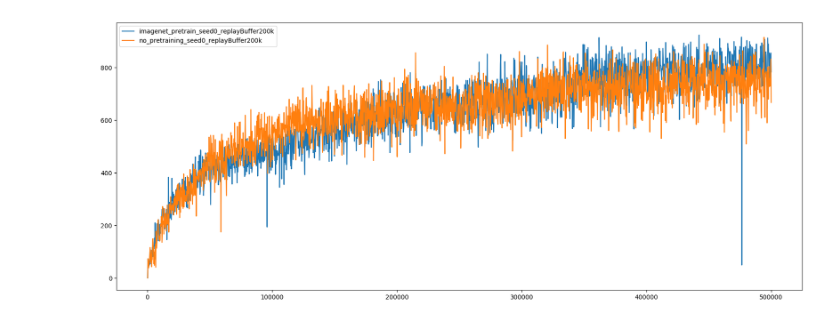
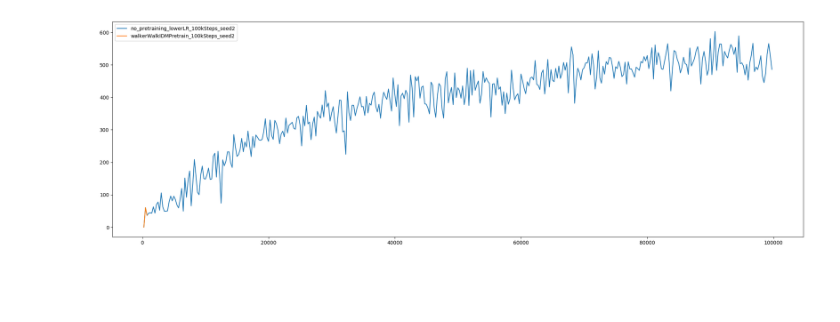
Before and after one commit to ssss1029/DeepRL_Pretraining, a Jupyter notebook: explore.ipynb, the cells around one changed output. Drawn from its saved outputs; the diff is of its cells as text; code cells hidden in the pictures; blank space fills up the shorter version.

```diff
--- a/explore.ipynb
+++ b/explore.ipynb
@@ -13,7 +8,14 @@ visualize_fnames = [
+# %%
+visualize_fnames = [
+    "no_pretraining_lowerLR_100kSteps_seed2",
+    "walkerWalkIDMPretrain_100kSteps_seed2",
+]
 # %%
 def show_log(log_dir):
+    log_dir = os.path.join("/accounts/projects/jsteinhardt/sauravkadavath/DeepRL_Pretraining/logs/walker_walk/no_ss/", log_dir)
     plot_name = log_dir.split("/")[-1]
     log_fname = os.path.join(log_dir, "train.log")
+    eval_fname = os.path.join(log_dir, "eval.log")
 
     X = []
     y = []
@@ -24,15 +26,23 @@ def show_log(log_dir):
             X.append(curr_log['step'])
             y.append(curr_log['episode_reward'])
 
+    # Calculate moving average
+    N=1
+    y = np.convolve(y, np.ones((N,))/N, mode='same')
+
+    X = X[:-N//2]
+    y = y[:-N//2]
+
     return X, y, plot_name
 # %%
 for fname in visualize_fnames:
-    X, y, plot_name= show_log(fname)
+    X, y, plot_name = show_log(fname)
     plt.plot(X, y, label=plot_name)
+    # plt.vlines(X[-10], ymin=0, ymax=200, label=plot_name, color='B')
 
-plt.rcParams['figure.figsize'] = [20, 8]
+plt.rcParams['figure.figsize'] = [25, 8]
 plt.rcParams['figure.dpi'] = 100 # 200 e.g. is really fine, but slower
 plt.legend()
 plt.show()
 # %% [output]
-[figure, old version]
+[figure, new version]
```
Also changed, not shown: parts of 2 cells of this notebook, 54 other files.
